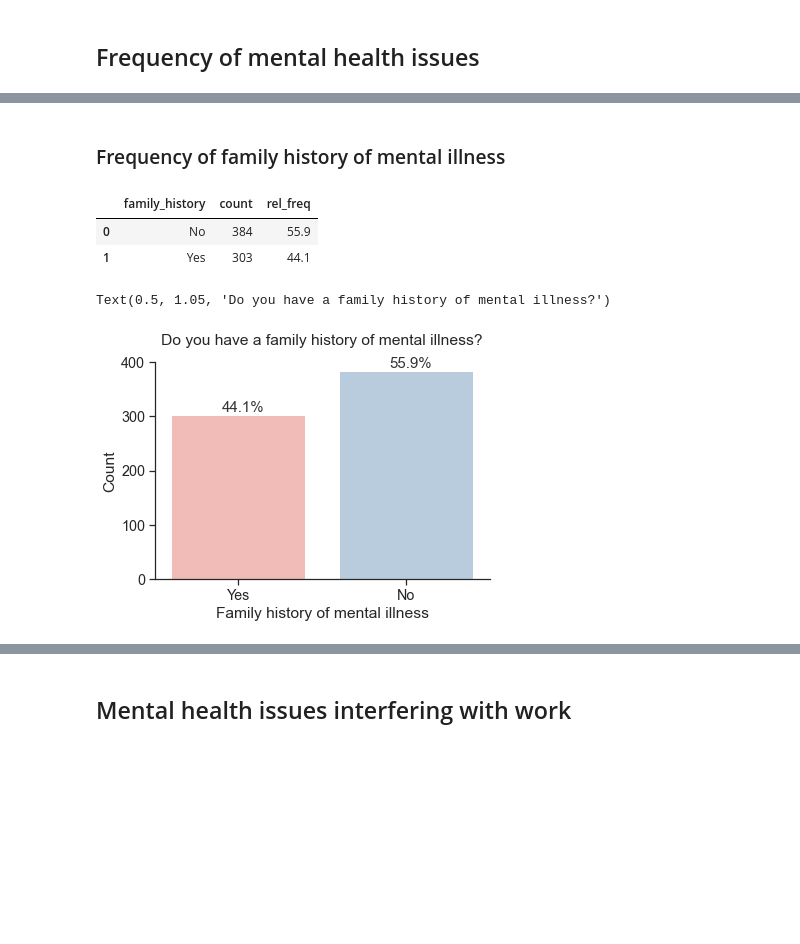
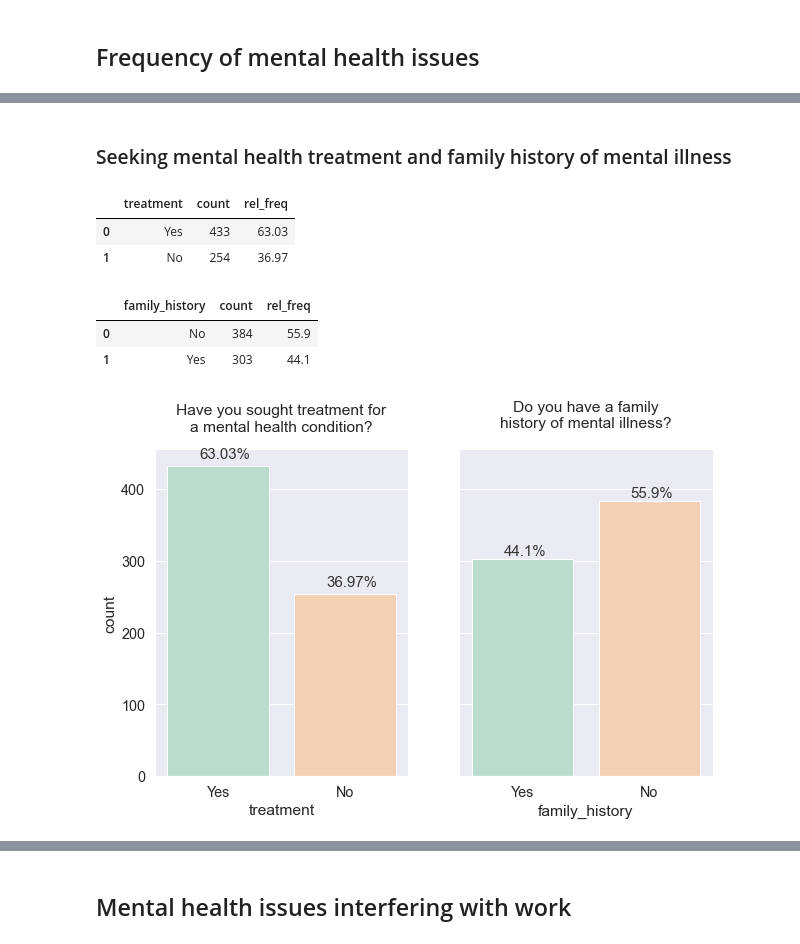
Before and after one commit to cltomiyama/MentalHealthSurvey_analysis, a Jupyter notebook: analysis/gale/analysis_notebook_gc.ipynb, the cells around one changed output, grey strips where cells are left out. Drawn from its saved outputs; the diff is of its cells as text; code cells hidden in the pictures; blank space fills up the shorter version.

```diff
--- a/analysis/gale/analysis_notebook_gc.ipynb
+++ b/analysis/gale/analysis_notebook_gc.ipynb
@@ -115,33 +103,43 @@ Text(0.5, 1.1, 'Have you sought treatment for a mental health condition?')
 # %% [markdown]
-### Frequency of family history of mental illness
+### Seeking mental health treatment and family history of mental illness
-# %%
-fam_hist = mh0['family_history'].value_counts().to_frame().rename_axis('family_history')
-fam_hist = fam_hist.rename(columns={'family_history':'count'}).reset_index()
-fam_hist['rel_freq'] = round(((fam_hist['count'] / fam_hist['count'].sum()) * 100),2)
-fam_hist
-# %% [output]
-|  | family_history | count | rel_freq |
-| 0 | No | 384 | 55.9 |
-| 1 | Yes | 303 | 44.1 |
-# %%
-g = sns.barplot(data=fam_hist, x='family_history', y='count', order=['Yes', 'No'])
-
-totals = []
-
-for i in g.patches:
-    totals.append(i.get_height())
-
-total = sum(totals)
-
-for i in g.patches:
-    g.text(i.get_x()+0.3, i.get_height()+5, \
-            str(round((i.get_height()/total)*100, 2))+'%', fontsize=15,
-                color='0.2')
-
-plt.xlabel('Family history of mental illness')
-plt.ylabel('Count')
-plt.ylim(0,400)
-g.set_title('Do you have a family history of mental illness?', y=1.05)
-# %% [output]
-Text(0.5, 1.05, 'Do you have a family history of mental illness?')
-[figure, removed]
+# %%
+# getting counts and relative frequencies
+
+treatment = pfg.count_rel_freq_df(mh0,'treatment')
+treatment
+# %% [output]
+|  | treatment | count | rel_freq |
+| 0 | Yes | 433 | 63.03 |
+| 1 | No | 254 | 36.97 |
+# %%
+fam_hist = pfg.count_rel_freq_df(mh0,'family_history')
+fam_hist
+# %% [output]
+|  | family_history | count | rel_freq |
+| 0 | No | 384 | 55.9 |
+| 1 | Yes | 303 | 44.1 |
+# %%
+# references: https://robertmitchellv.com/blog-bar-chart-annotations-pandas-mpl.html
+# https://dev.to/thalesbruno/subplotting-with-matplotlib-and-seaborn-5ei8
+# https://matplotlib.org/stable/gallery/subplots_axes_and_figures/subplots_demo.html
+
+fig, axes = plt.subplots(1,2, figsize=(10,6),sharey=True)
+
+# first plot: treatment
+ax0 = sns.barplot(ax=axes[0], data=treatment, x='treatment', y='count')
+
+pfg.rel_freq_label(ax0,0.25,10)
+
+ax0.set_title('Have you sought treatment for\na mental health condition?', y=1.04)
+
+# second plot: family history
+ax1 = sns.barplot(ax=axes[1], data=fam_hist, x='family_history', y='count', order=['Yes', 'No'])
+
+pfg.rel_freq_label(ax1,0.25,5)
+
+ax1.set_title('Do you have a family\nhistory of mental illness?', y=1.05)
+
+for ax in axes.flat:
+    ax.label_outer()
+# %% [output]
+[figure, added]
```
Also changed, not shown: parts of 42 cells of this notebook.
